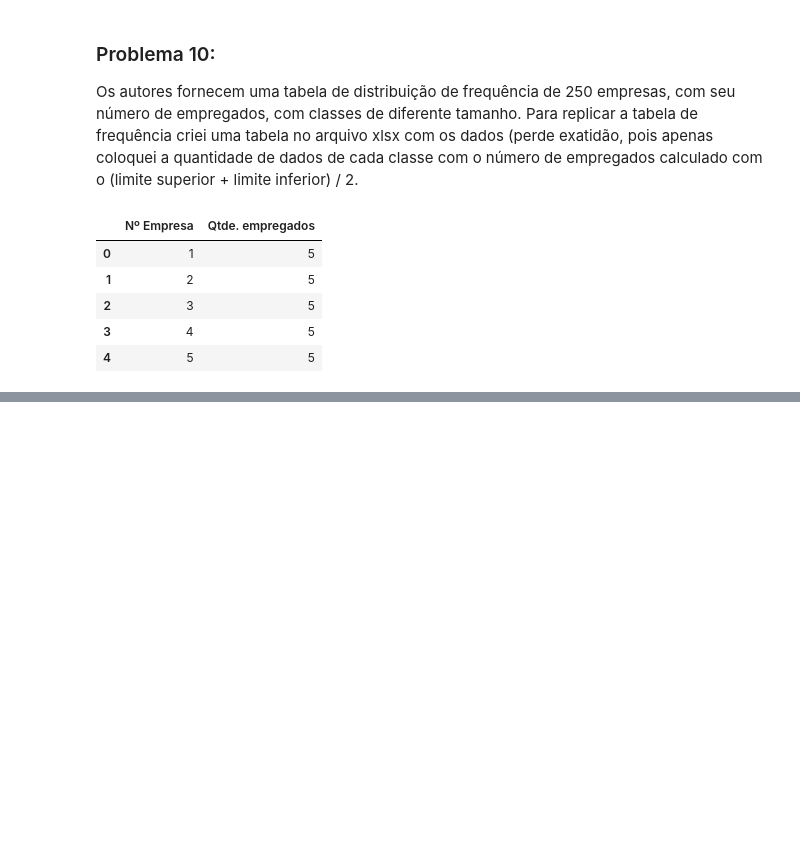
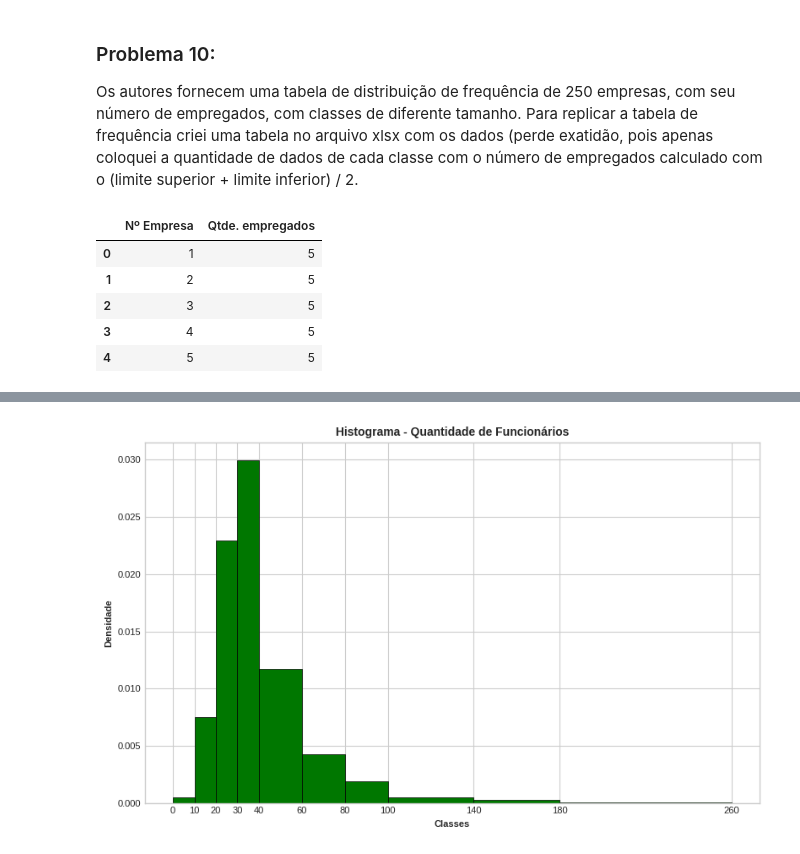
Before and after one commit to damian-nestea/estatistica-basica-bussabemorettin, a Jupyter notebook: notebooks/Cap02_Resumo_Dados.ipynb, the cells around one changed output, grey strips where cells are left out. Drawn from its saved outputs; the diff is of its cells as text; code cells hidden in the pictures; blank space fills up the shorter version.

Commit message:
Replicando gráfico do livro no problema 10 (histograma com classes desiguais)

```diff
--- a/notebooks/Cap02_Resumo_Dados.ipynb
+++ b/notebooks/Cap02_Resumo_Dados.ipynb
@@ -1160,0 +1195,20 @@ df_empregados_x_empresas
+# %%
+# Criando variáveis para armazenar as frequências, amplitude e densidades
+frequencias = df_freq_display['Frequência (nᵢ)']
+amplitudes = df_freq_display['Amplitude (Δᵢ)']
+densidades = df_freq_display['Densidade (nᵢ/Δᵢ)']
+
+weights = np.repeat(densidades, frequencias)
+
+# Criação e configuração do histograma
+plt.rcParams['figure.figsize']=(8,5)
+n, bins, patches = plt.hist(df_empregados_x_empresas['Qtde. empregados'], bins= bins, weights=weights, density=True, color='#007700', edgecolor='black', linewidth=0.5)
+plt.title('Histograma - Quantidade de Funcionários', fontsize=10, fontweight='bold')
+plt.xlabel('Classes', fontweight='semibold')
+plt.ylabel('Densidade', fontweight='semibold')
+plt.xticks(bins)
+
+plt.tight_layout()
+plt.show()
+# %% [output]
+[figure, added]
```
Also changed, not shown: parts of 3 cells of this notebook.
